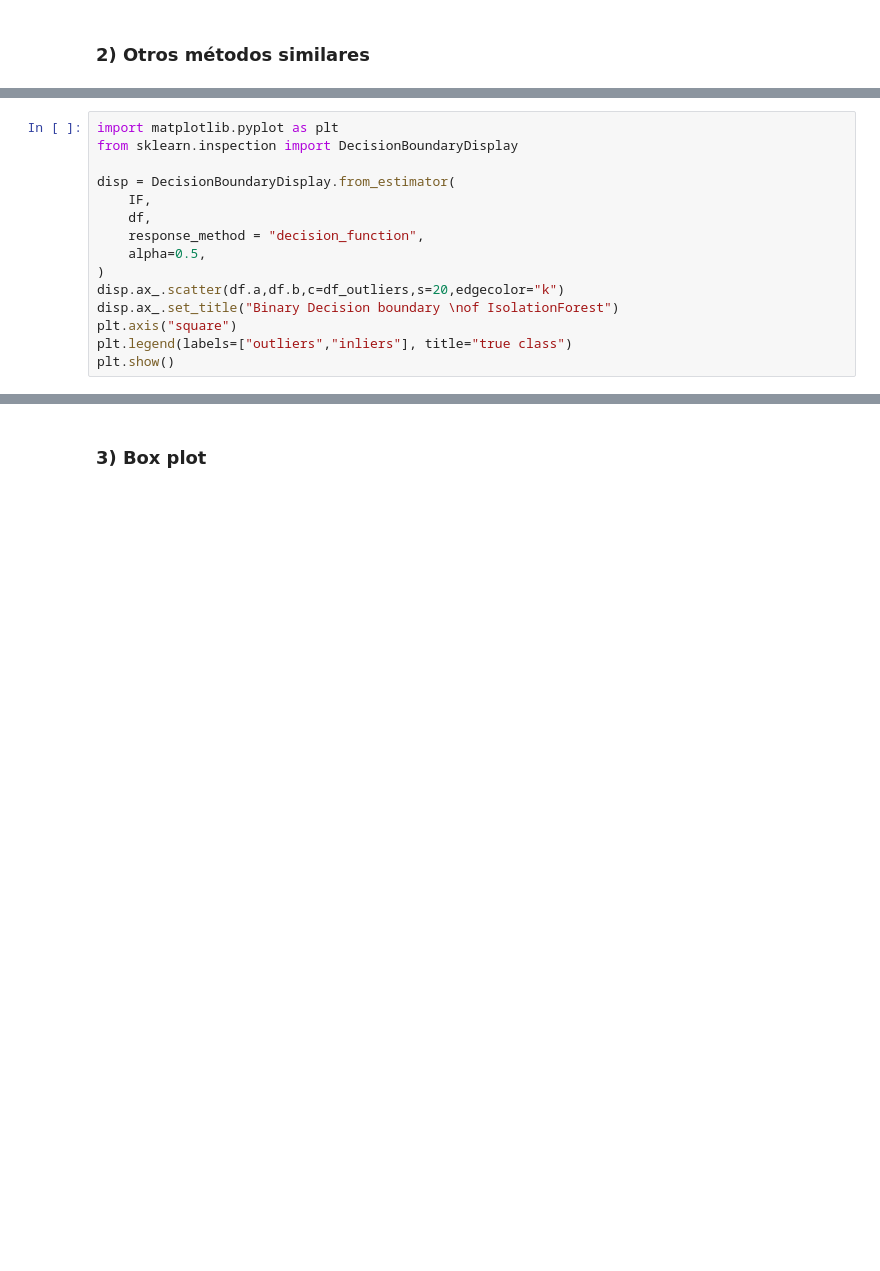
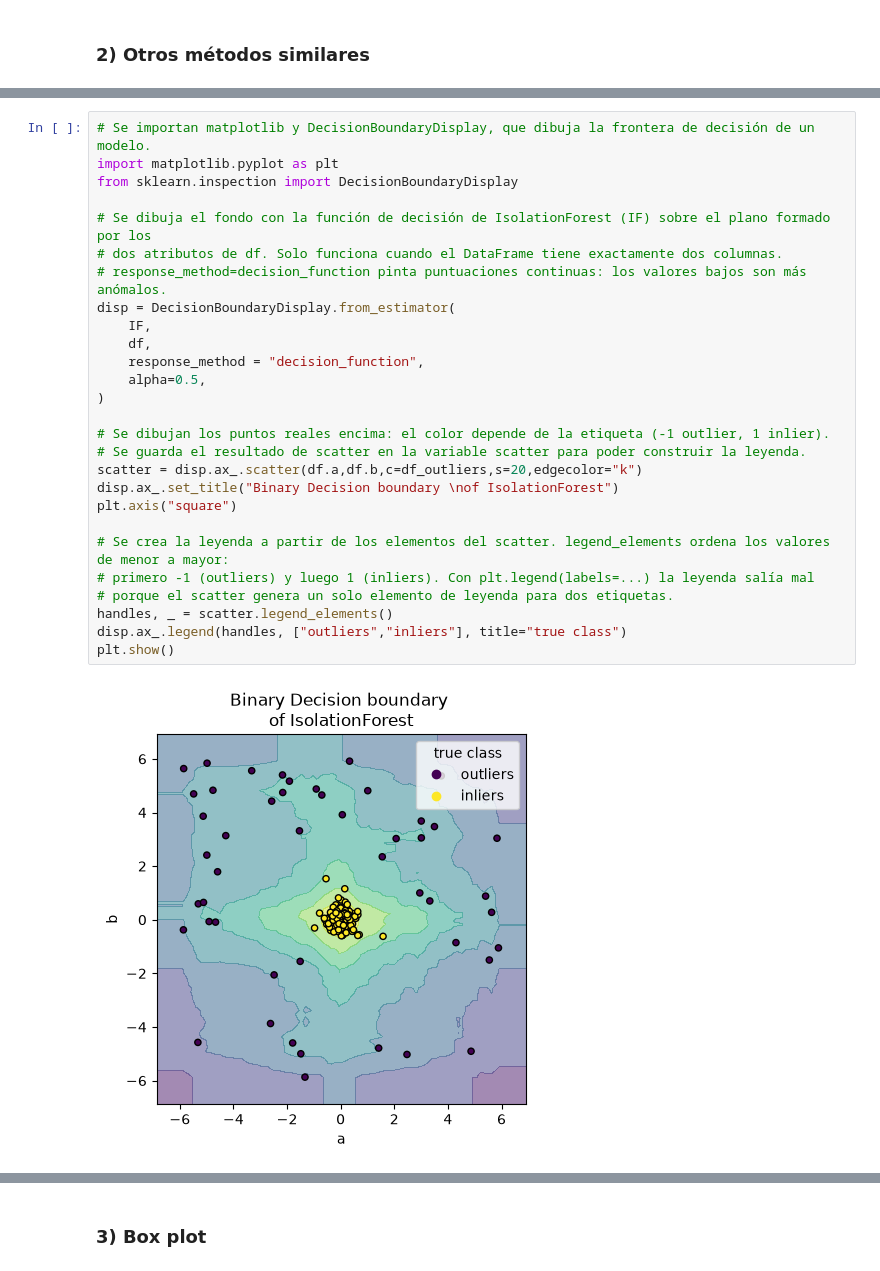
Before and after one commit to ByronMN911/Machine-Learning-II, a Jupyter notebook: prácticas/Parcial I/Programa3_Outliers.ipynb, the cells around one changed output, grey strips where cells are left out. Saved outputs shown, nothing was run; the diff lists cells and outputs as text; blank space fills up the shorter version.

Commit message:
Tarea 1: Outliers - Parcial I

```diff
--- a/prácticas/Parcial I/Programa3_Outliers.ipynb
+++ b/prácticas/Parcial I/Programa3_Outliers.ipynb
@@ -68,17 +210,31 @@ df.head(10)
 # %%
+# Se importan matplotlib y DecisionBoundaryDisplay, que dibuja la frontera de decisión de un modelo.
 import matplotlib.pyplot as plt
 from sklearn.inspection import DecisionBoundaryDisplay
 
+# Se dibuja el fondo con la función de decisión de IsolationForest (IF) sobre el plano formado por los
+# dos atributos de df. Solo funciona cuando el DataFrame tiene exactamente dos columnas.
+# response_method=decision_function pinta puntuaciones continuas: los valores bajos son más anómalos.
 disp = DecisionBoundaryDisplay.from_estimator(
     IF,
     df,
     response_method = "decision_function",
     alpha=0.5,
 )
-disp.ax_.scatter(df.a,df.b,c=df_outliers,s=20,edgecolor="k")
+
+# Se dibujan los puntos reales encima: el color depende de la etiqueta (-1 outlier, 1 inlier).
+# Se guarda el resultado de scatter en la variable scatter para poder construir la leyenda.
+scatter = disp.ax_.scatter(df.a,df.b,c=df_outliers,s=20,edgecolor="k")
 disp.ax_.set_title("Binary Decision boundary \nof IsolationForest")
 plt.axis("square")
-plt.legend(labels=["outliers","inliers"], title="true class")
+
+# Se crea la leyenda a partir de los elementos del scatter. legend_elements ordena los valores de menor a mayor:
+# primero -1 (outliers) y luego 1 (inliers). Con plt.legend(labels=...) la leyenda salía mal
+# porque el scatter genera un solo elemento de leyenda para dos etiquetas.
+handles, _ = scatter.legend_elements()
+disp.ax_.legend(handles, ["outliers","inliers"], title="true class")
 plt.show()
+# %% [output]
+[figure, added]
 # %%
 # Eliminamos los outliers
```
Also changed, not shown: parts of 13 cells of this notebook, 1 other file.
